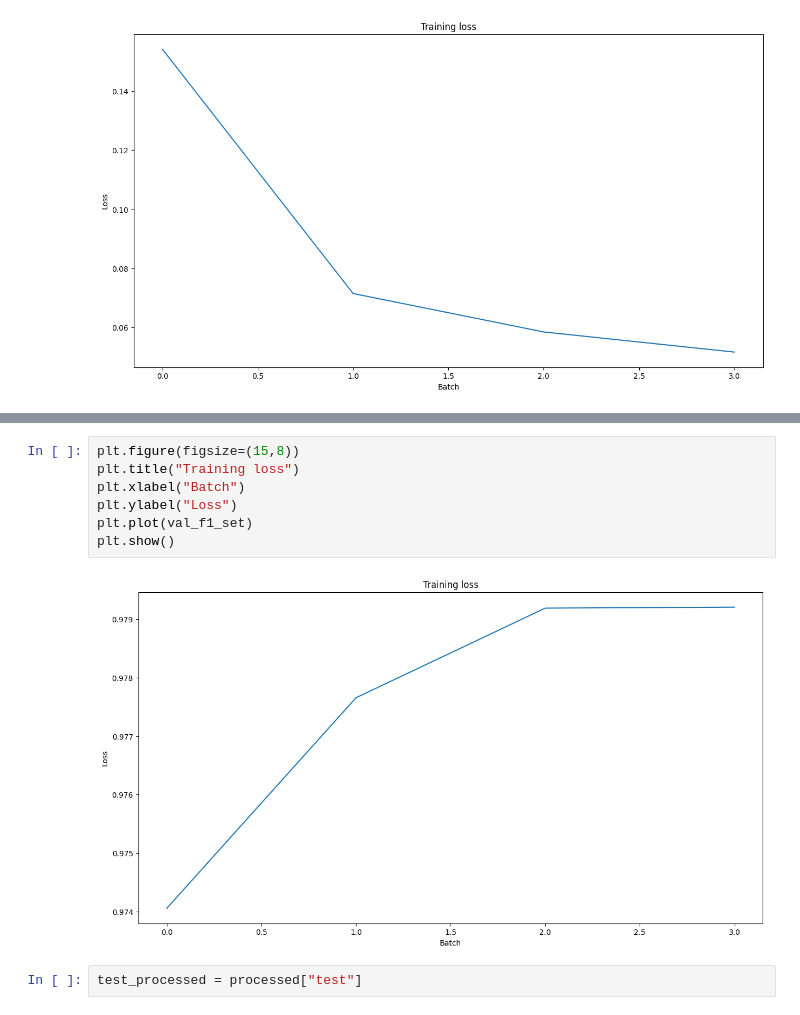
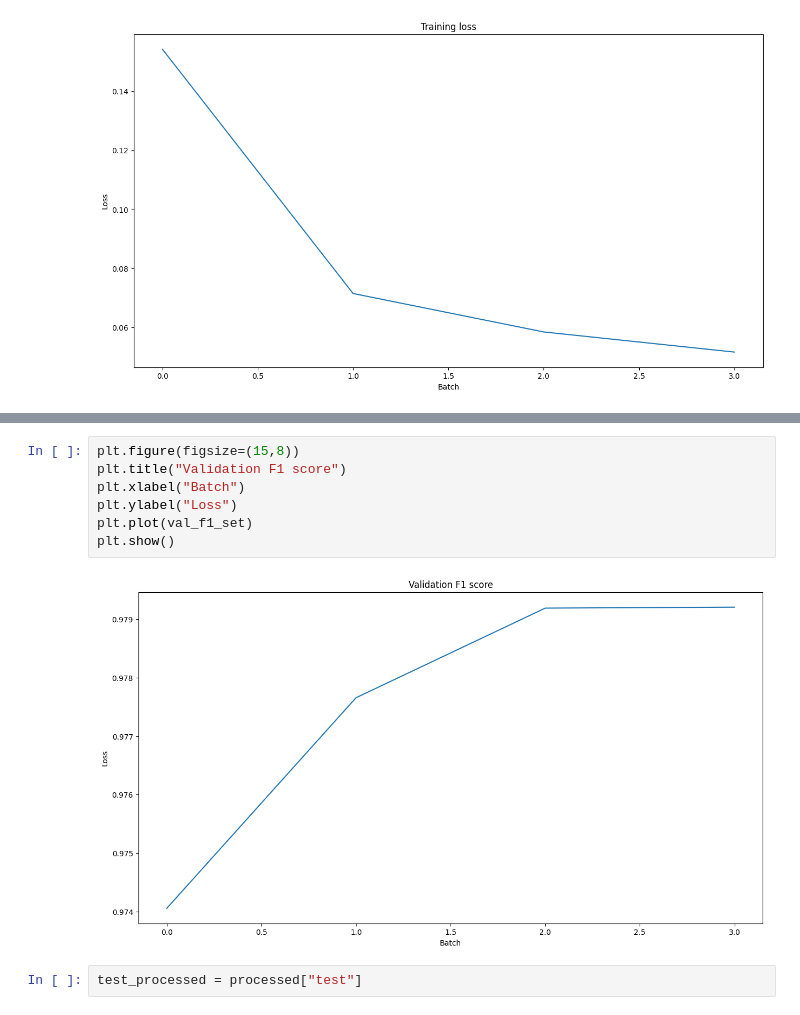
Before and after one commit to exdsgift/NerGuard, a Jupyter notebook: PII_detector.ipynb, the cells around one changed output, grey strips where cells are left out. Drawn from its saved outputs; the diff is of its cells as text.

```diff
--- a/PII_detector.ipynb
+++ b/PII_detector.ipynb
@@ -965,12 +965,12 @@ plt.show()
 # %%
 plt.figure(figsize=(15,8))
-plt.title("Training loss")
+plt.title("Validation F1 score")
 plt.xlabel("Batch")
 plt.ylabel("Loss")
 plt.plot(val_f1_set)
 plt.show()
 # %% [output]
-[figure, old version]
+[figure, new version]
 # %%
 test_processed = processed["test"]
 # %%
```
Also changed, not shown: parts of 2 cells of this notebook.
